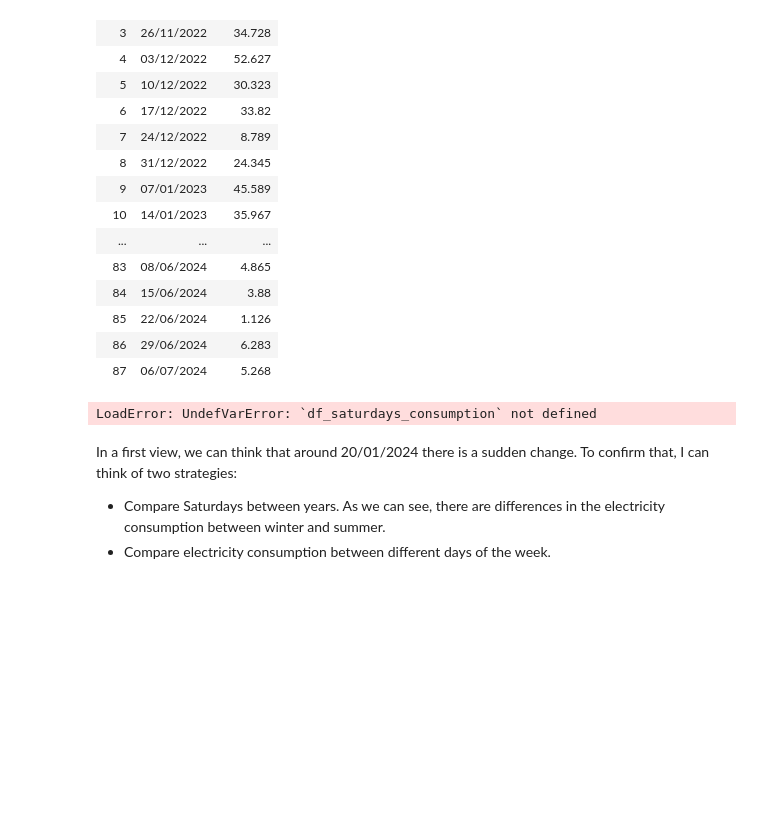
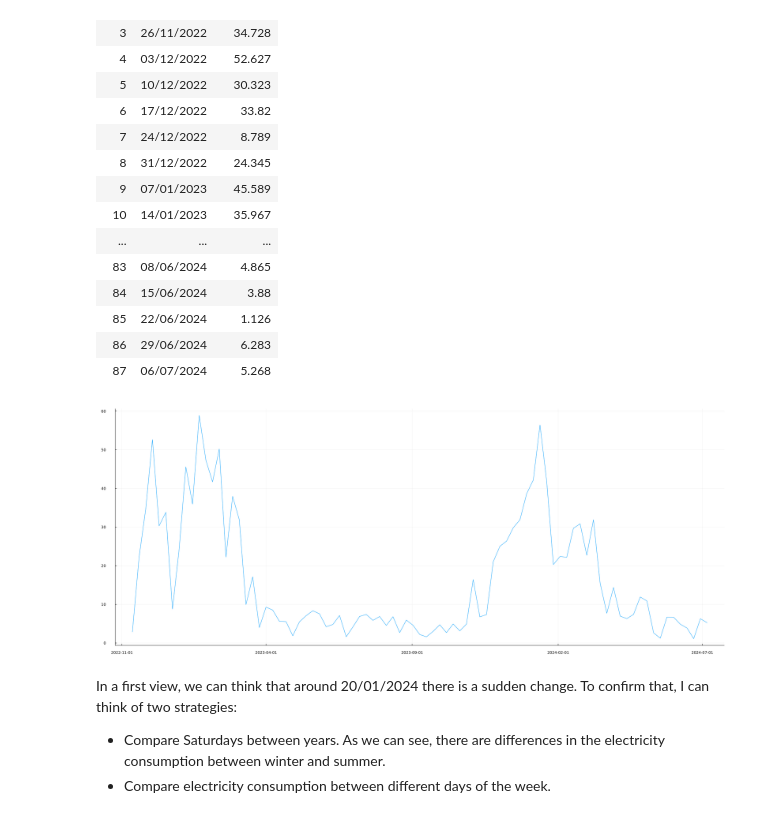
Before and after one commit to afcgotg/electricity-price, a Jupyter notebook: Electricity_price.ipynb, the cells around one changed output. Cells and saved outputs as stored; diff of their text form; code cells hidden in the pictures; blank space fills up the shorter version.

```diff
--- a/Electricity_price.ipynb
+++ b/Electricity_price.ipynb
@@ -325,9 +325,9 @@ df_saturdays_total = combine(df_saturdays, :kwh .=> sum)
 # %%
 df_saturdays_total.Date = DateTime.(df_saturdays_total.Date, dateformat"dd/mm/yyyy");
 # %%
-plot(df_saturdays_total.Date, df_saturdays_consumption.kwh_sum, xlabel="date", ylabel="kWh", label=false, size=(2000, 800))
+plot(df_saturdays_total.Date, df_saturdays_total.kwh_sum, xlabel="date", ylabel="kWh", label=false, size=(2000, 800))
 # %% [output]
-LoadError: UndefVarError: `df_saturdays_consumption` not defined
+[figure, added]
 # %% [markdown]
 In a first view, we can think that around 20/01/2024 there is a sudden change. To confirm that, I can think of two strategies:
 
```
Also changed, not shown: parts of 17 cells of this notebook.
